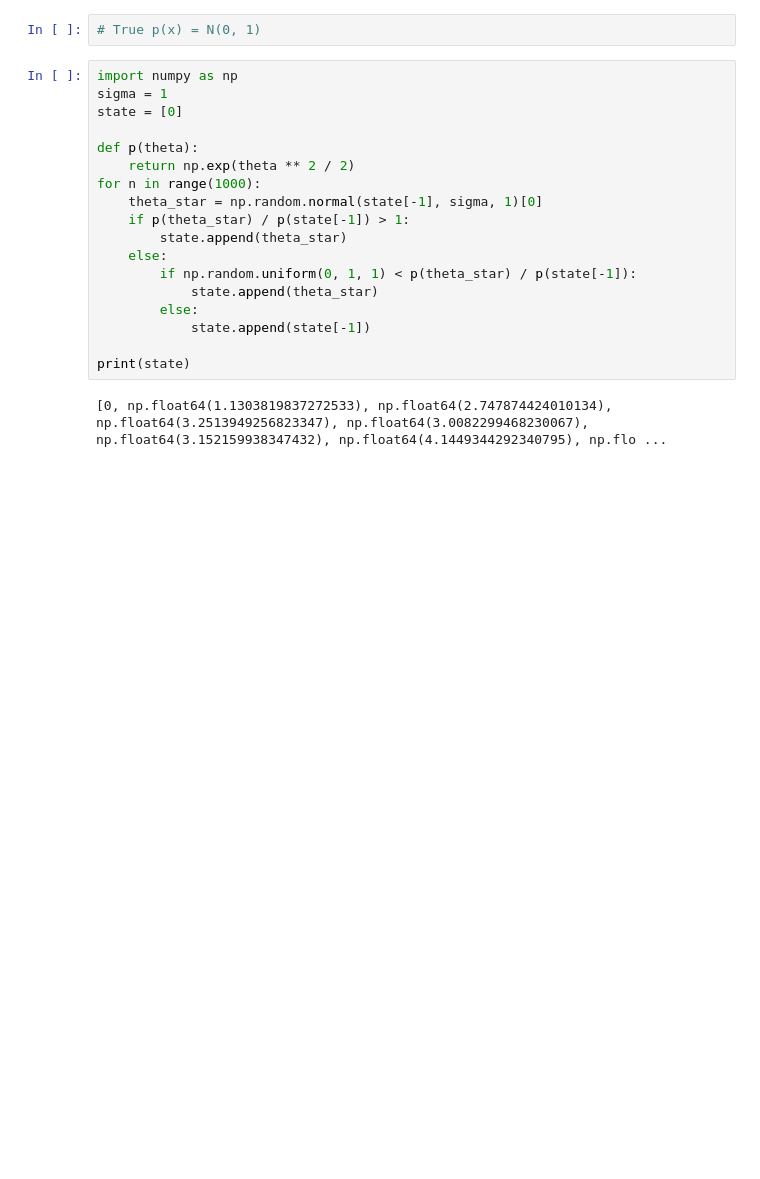
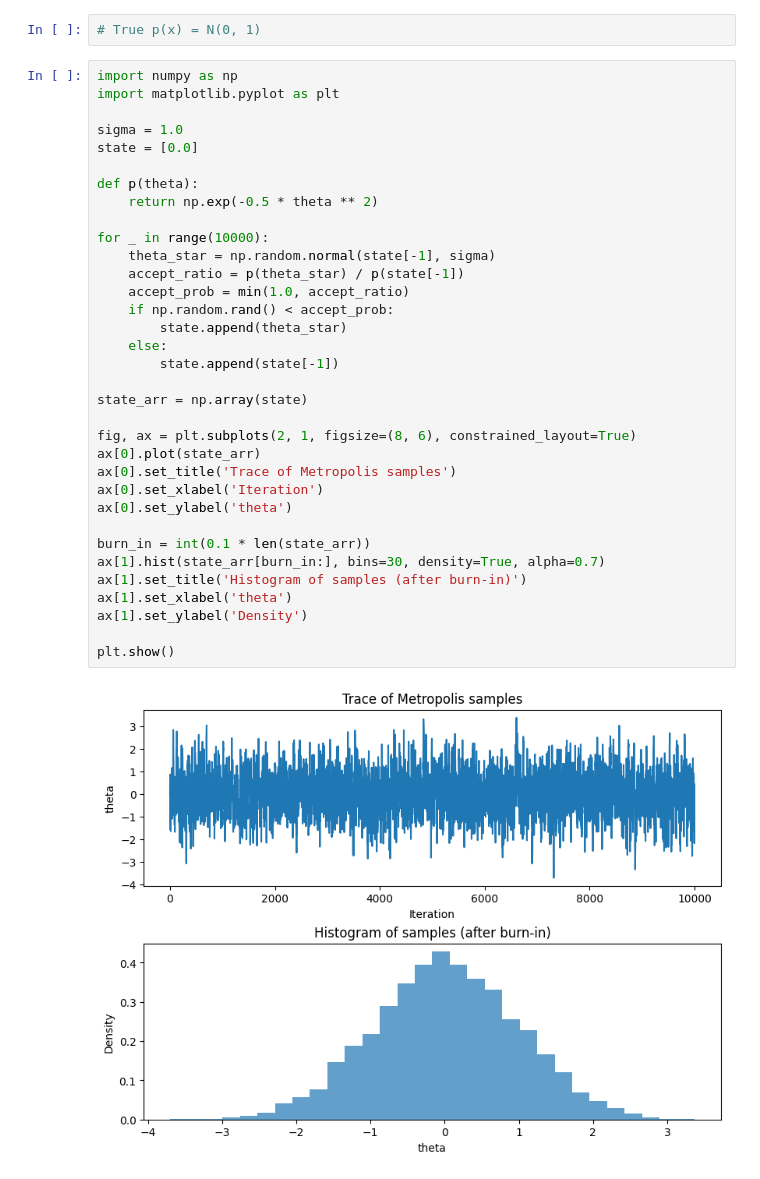
Before and after one commit to Hanifemam/pattern_recognition, a Jupyter notebook: smpling/metropolice.ipynb, the cells around one changed output. Cells and saved outputs as stored; diff of their text form; blank space fills up the shorter version.

```diff
--- a/smpling/metropolice.ipynb
+++ b/smpling/metropolice.ipynb
@@ -2,21 +2,37 @@
 # True p(x) = N(0, 1)
 # %%
 import numpy as np
-sigma = 1
-state = [0]
+import matplotlib.pyplot as plt
+
+sigma = 1.0
+state = [0.0]
 
 def p(theta):
-    return np.exp(theta ** 2 / 2)
-for n in range(1000):
-    theta_star = np.random.normal(state[-1], sigma, 1)[0]
-    if p(theta_star) / p(state[-1]) > 1:
+    return np.exp(-0.5 * theta ** 2)
+
+for _ in range(10000):
+    theta_star = np.random.normal(state[-1], sigma)
+    accept_ratio = p(theta_star) / p(state[-1])
+    accept_prob = min(1.0, accept_ratio)
+    if np.random.rand() < accept_prob:
         state.append(theta_star)
     else:
-        if np.random.uniform(0, 1, 1) < p(theta_star) / p(state[-1]):
-            state.append(theta_star)
-        else:
-            state.append(state[-1])
+        state.append(state[-1])
 
-print(state)
+state_arr = np.array(state)
+
+fig, ax = plt.subplots(2, 1, figsize=(8, 6), constrained_layout=True)
+ax[0].plot(state_arr)
+ax[0].set_title('Trace of Metropolis samples')
+ax[0].set_xlabel('Iteration')
+ax[0].set_ylabel('theta')
+
+burn_in = int(0.1 * len(state_arr))
+ax[1].hist(state_arr[burn_in:], bins=30, density=True, alpha=0.7)
+ax[1].set_title('Histogram of samples (after burn-in)')
+ax[1].set_xlabel('theta')
+ax[1].set_ylabel('Density')
+
+plt.show()
 # %% [output]
-[0, np.float64(1.1303819837272533), np.float64(2.747874424010134), np.float64(3.2513949256823347), np.float64(3.0082299468230067), np.float64(3.152159938347432), np.float64(4.1449344292340795), np.flo ...
+[figure, added]
```
Also changed, not shown: 1 other file.
